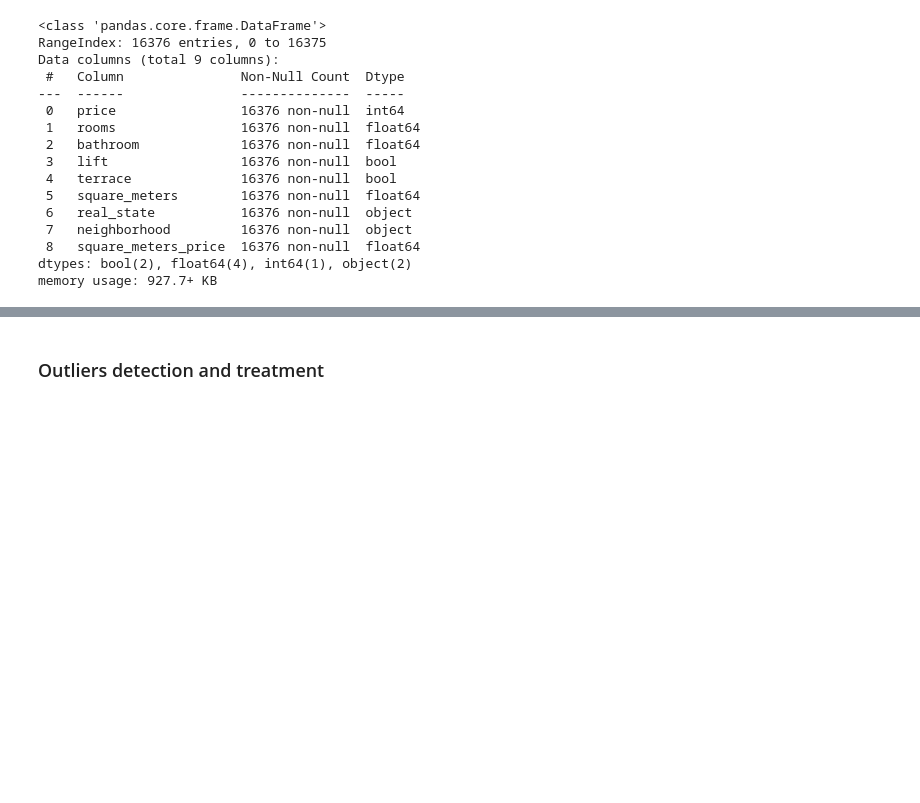
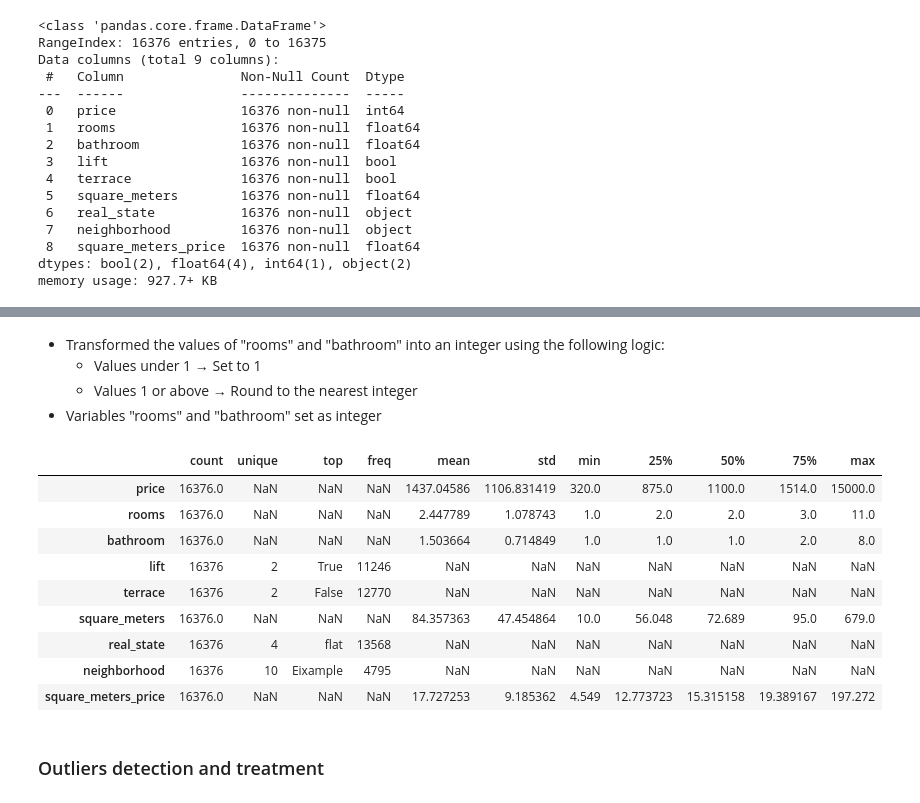
Before and after one commit to otrocarlosmartinez/IMPELIA_PEA_AIDS_PROJECT2, a Jupyter notebook: CarlosM/PROJECT2_PYTHON_cm1.ipynb, the cells around one changed output, grey strips where cells are left out. Drawn from its saved outputs; the diff is of its cells as text; code cells hidden in the pictures; blank space fills up the shorter version.

```diff
--- a/CarlosM/PROJECT2_PYTHON_cm1.ipynb
+++ b/CarlosM/PROJECT2_PYTHON_cm1.ipynb
@@ -592,3 +592,6 @@ Data columns (total 9 columns):
  8   square_meters_price  16376 non-null  float64
 dtypes: bool(2), float64(4), int64(1), object(2)
 memory usage: 927.7+ KB
+# %%
+df3['rooms'] = df3['rooms'].apply(lambda x: 1 if x < 1 else round(x)).astype(int)
+df3.info()
@@ -594,0 +615,3 @@ memory usage: 927.7+ KB
+# %%
+df3['bathroom'] = df3['bathroom'].apply(lambda x: 1 if x < 1 else round(x)).astype(int)
+df3.info()
@@ -595,2 +635,20 @@ memory usage: 927.7+ KB
+# %% [markdown]
+- Transformed the values of "rooms" and "bathroom" into an integer using the following logic:
+    - Values under 1 → Set to 1
+    - Values 1 or above → Round to the nearest integer
+- Variables "rooms" and "bathroom" set as integer
+# %%
+df3.describe(include="all").T # statistical summary of the data.
+# %% [output]
+|  | count | unique | top | freq | mean | std | min | 25% | 50% | 75% | max |
+| price | 16376.0 | NaN | NaN | NaN | 1437.04586 | 1106.831419 | 320.0 | 875.0 | 1100.0 | 1514.0 | 15000.0 |
+| rooms | 16376.0 | NaN | NaN | NaN | 2.447789 | 1.078743 | 1.0 | 2.0 | 2.0 | 3.0 | 11.0 |
+| bathroom | 16376.0 | NaN | NaN | NaN | 1.503664 | 0.714849 | 1.0 | 1.0 | 1.0 | 2.0 | 8.0 |
+| lift | 16376 | 2 | True | 11246 | NaN | NaN | NaN | NaN | NaN | NaN | NaN |
+| terrace | 16376 | 2 | False | 12770 | NaN | NaN | NaN | NaN | NaN | NaN | NaN |
+| square_meters | 16376.0 | NaN | NaN | NaN | 84.357363 | 47.454864 | 10.0 | 56.048 | 72.689 | 95.0 | 679.0 |
+| real_state | 16376 | 4 | flat | 13568 | NaN | NaN | NaN | NaN | NaN | NaN | NaN |
+| neighborhood | 16376 | 10 | Eixample | 4795 | NaN | NaN | NaN | NaN | NaN | NaN | NaN |
+| square_meters_price | 16376.0 | NaN | NaN | NaN | 17.727253 | 9.185362 | 4.549 | 12.773723 | 15.315158 | 19.389167 | 197.272 |
 # %% [markdown]
 ### Outliers detection and treatment
```
Also changed, not shown: parts of 6 cells of this notebook, 1 other file.
